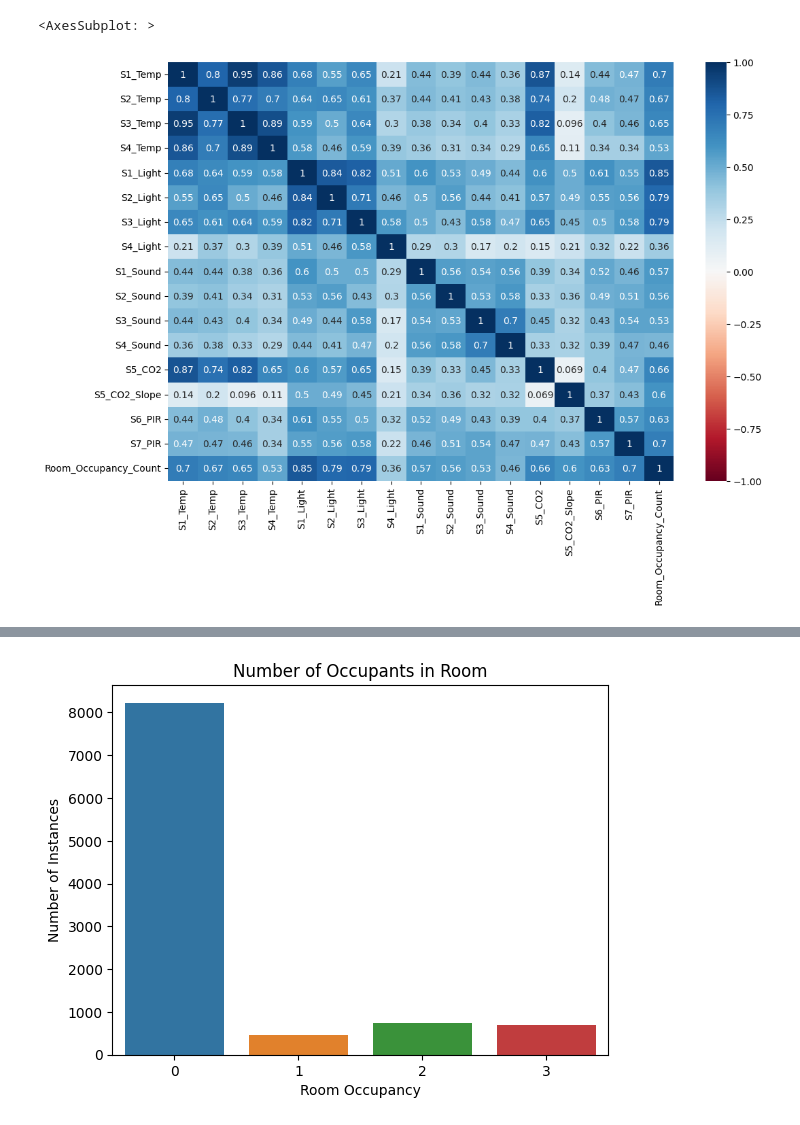
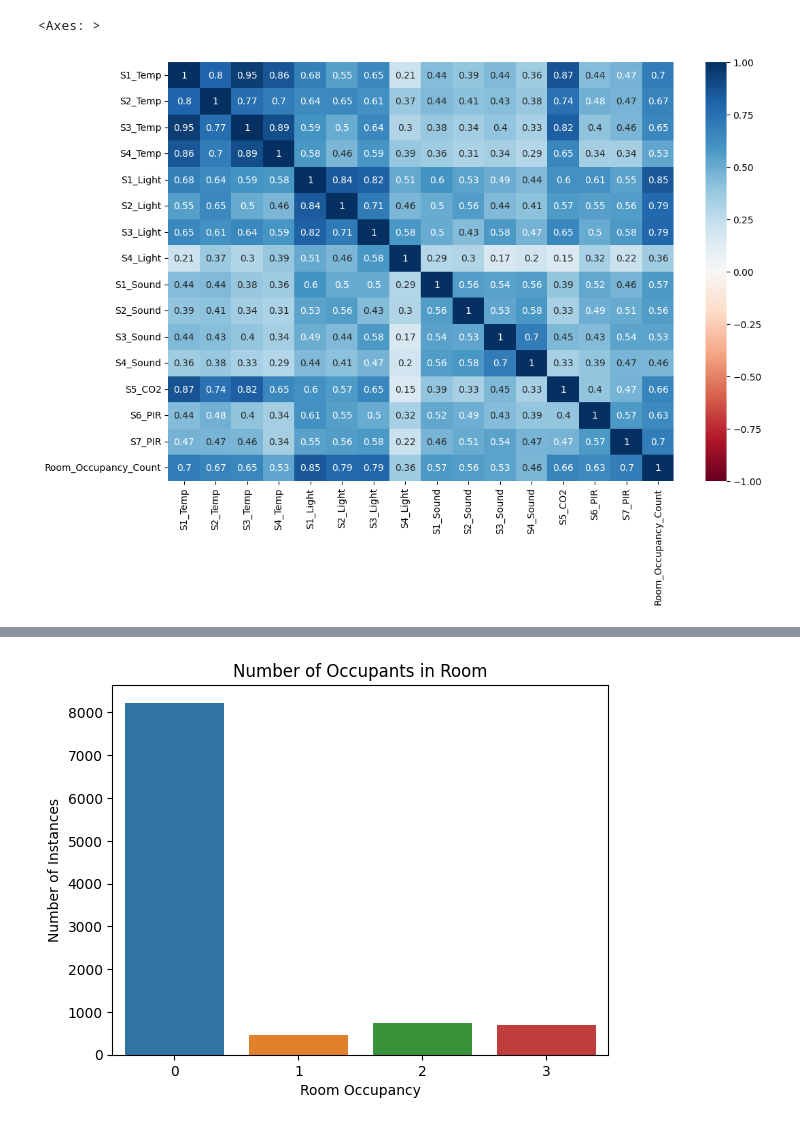
Before and after one commit to jordlim/ecs171project, a Jupyter notebook: occupancy.ipynb, the cells around one changed output, grey strips where cells are left out. Saved outputs shown, nothing was run; the diff lists cells and outputs as text; code cells hidden in the pictures.

```diff
--- a/occupancy.ipynb
+++ b/occupancy.ipynb
@@ -86,16 +116,16 @@ Data columns (total 19 columns):
 dtypes: float64(9), int64(8), object(2)
 memory usage: 1.5+ MB
 # %%
-# Remove categorical / unclear data - We may be able to incorporate time into a value by converting it to an integer
-df_v1 = df.drop(columns=['Date', 'Time'])
-
+# Remove categorical / unclear data
+# Date/Time is incorporated into Pandas DateTime, and CO2_Slope we recreate with delta CO2
+df_v1 = df.drop(columns=['Date', 'Time', 'S5_CO2_Slope'])
 corr = df_v1.corr()
-
 
 # Increase size of plot to fit all the values
 plt.figure(figsize=(12, 8))
 sns.heatmap(corr, vmin=-1, vmax=1, center=0, annot=True, cmap= 'RdBu')
+# All positively correlated
 # %% [output]
-<AxesSubplot: >
+<Axes: >
-[figure, old version]
+[figure, new version]
 # %%
```
Also changed, not shown: parts of 15 cells of this notebook.
